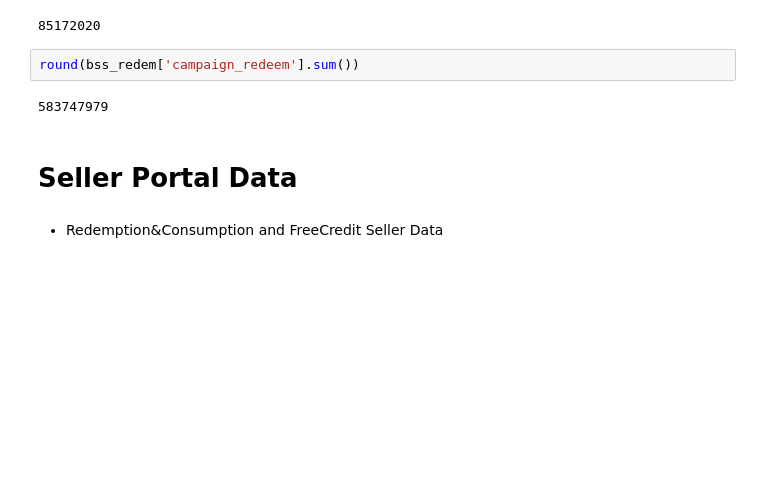
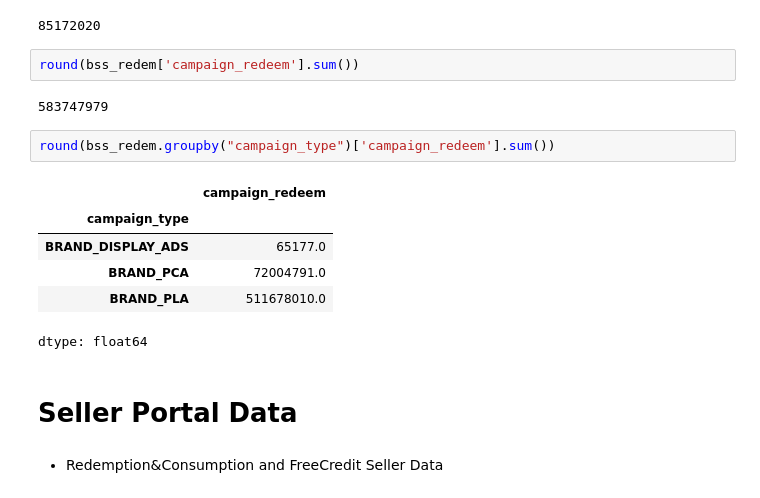
Before and after one commit to seekermunna/dummy, a Jupyter notebook: Search Allocation.ipynb, the cells around one changed output. Saved outputs shown, nothing was run; the diff lists cells and outputs as text; blank space fills up the shorter version.

```diff
--- a/Search Allocation.ipynb
+++ b/Search Allocation.ipynb
@@ -358,6 +358,15 @@ round(bss_redem['campaign_redeem_fc'].sum())
 round(bss_redem['campaign_redeem'].sum())
 # %% [output]
 583747979
+# %%
+round(bss_redem.groupby("campaign_type")['campaign_redeem'].sum())
+# %% [output]
+|  | campaign_redeem |
+| campaign_type |  |
+| BRAND_DISPLAY_ADS | 65177.0 |
+| BRAND_PCA | 72004791.0 |
+| BRAND_PLA | 511678010.0 |
+dtype: float64
 # %% [markdown]
 # Seller Portal Data
 # %% [markdown]
```
Also changed, not shown: parts of 48 cells of this notebook.
